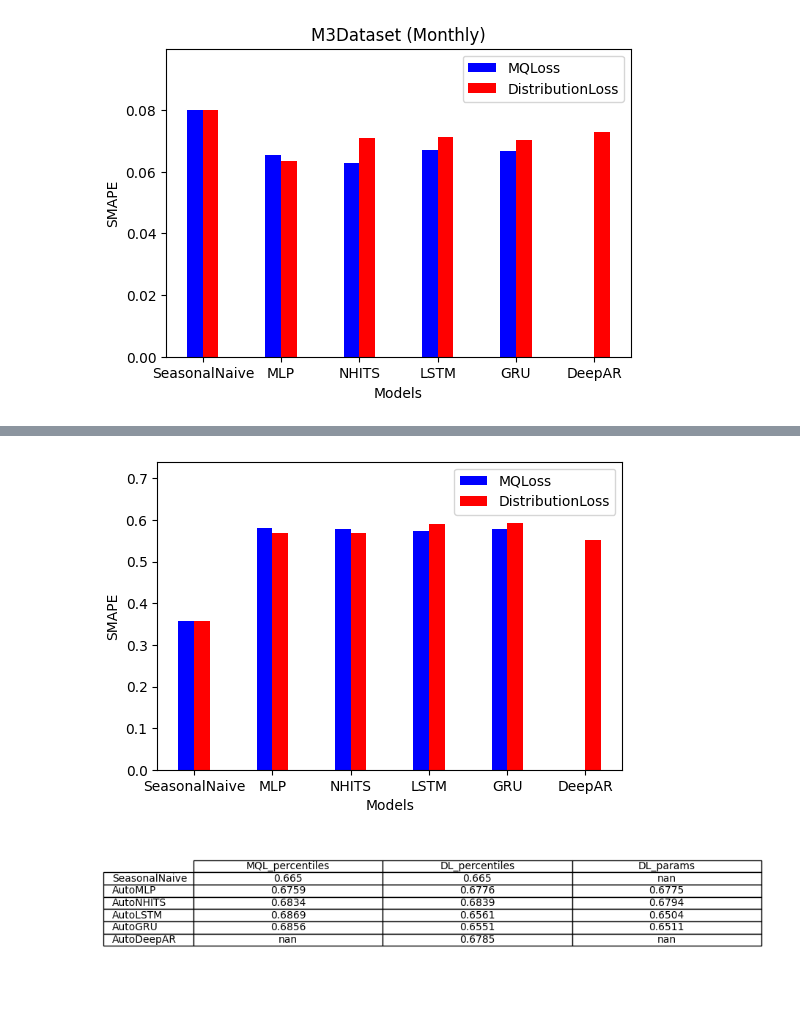
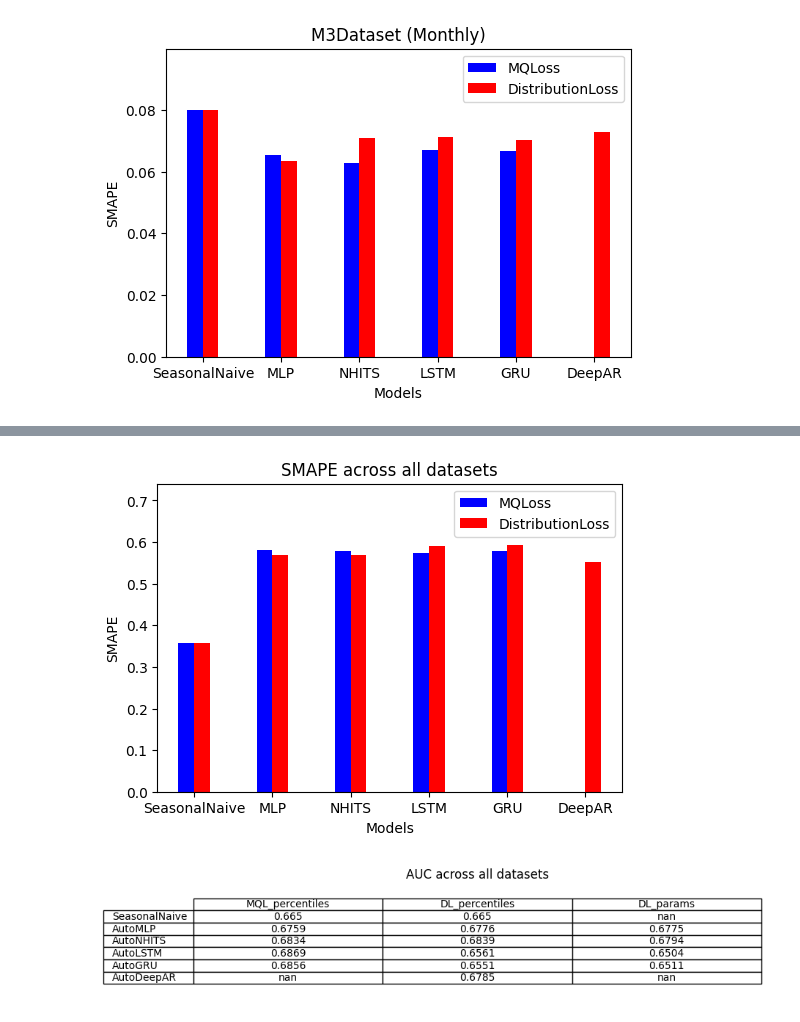
Before and after one commit to ToniCardosooo/TS-Forecast-Exceedance-Probability, a Jupyter notebook: results.ipynb, the cells around one changed output, grey strips where cells are left out. Saved outputs shown, nothing was run; the diff lists cells and outputs as text; code cells hidden in the pictures; blank space fills up the shorter version.

```diff
--- a/results.ipynb
+++ b/results.ipynb
@@ -74,7 +74,7 @@ def plot_auc(dataset_name, group):
     ax.axis('off')
 
     table = ax.table(cellText=auc_df.round(4).values, colLabels=auc_df.columns, rowLabels=auc_df.index, cellLoc='center', loc='center')
-    plt.title(f'{dataset_name} ({group})')
+    plt.title(f'AUC {dataset_name} ({group})')
     plt.savefig(f"plots/auc/auc_{dataset_name}_{group}.png")
 
     return auc_df.values
@@ -90,0 +91,31 @@ array([[0.89377289, 0.89377289,        nan],
+# %%
+def plot_logloss(dataset_name, group):
+
+    if f"{dataset_name}_{group}_MQLoss" not in os.listdir("original_results") or f"{dataset_name}_{group}_DistributionLoss" not in os.listdir("original_results") :
+        return
+
+    MQL_percentiles = pd.read_csv(f"original_results/{dataset_name}_{group}_MQLoss/auc_logloss_percentiles_{dataset_name}_{group}_MQLoss.csv")
+    DL_percentiles = pd.read_csv(f"original_results/{dataset_name}_{group}_DistributionLoss/auc_logloss_percentiles_{dataset_name}_{group}_DistributionLoss.csv")
+    DL_params = pd.read_csv(f"original_results/{dataset_name}_{group}_DistributionLoss/auc_logloss_params_{dataset_name}_{group}_DistributionLoss.csv")
+
+    matrix = {}
+    for df_name, df in [('MQL_percentiles', MQL_percentiles), ("DL_percentiles", DL_percentiles), ("DL_params", DL_params)]:
+        auc_means = {}
+        for model in ['SeasonalNaive', 'AutoMLP', 'AutoNHITS', 'AutoLSTM', 'AutoGRU', 'AutoDeepAR']:
+            auc = df[df['Model_Percentile'].isin([model+'_90', model+'_95', model+'_99'])]['LogLoss'].mean()
+            auc_means[model] = auc
+        matrix[df_name] = auc_means
+
+    auc_df = pd.DataFrame(matrix)
+
+    fig, ax = plt.subplots(figsize=(10, 2))  # Set figure size
+    ax.axis('tight')
+    ax.axis('off')
+
+    table = ax.table(cellText=auc_df.round(4).values, colLabels=auc_df.columns, rowLabels=auc_df.index, cellLoc='center', loc='center')
+    plt.title(f'LogLoss {dataset_name} ({group})')
+    plt.savefig(f"plots/logloss/logloss_{dataset_name}_{group}.png")
+
+    return auc_df.values
+
+plot_logloss("M3Dataset", "Monthly")
@@ -98,6 +137,7 @@ for dataset in [M3Dataset, TourismDataset, GluontsDataset]:
     for group in dataset.frequency_map.keys():
         plot_smape(dataset.DATASET_NAME, group); close()
         plot_auc(dataset.DATASET_NAME, group); close()
+        plot_logloss(dataset.DATASET_NAME, group); close()
 # %%
 smape_global_MQL = pd.DataFrame(columns=['unique_id','SeasonalNaive','MLP','NHITS','LSTM','GRU'])
 smape_global_DL = pd.DataFrame(columns=['unique_id','SeasonalNaive','MLP','NHITS','LSTM','GRU','DeepAR'])
@@ -114,38 +154,36 @@ for dataset in [M3Dataset, TourismDataset, GluontsDataset]:
         smape_global_MQL = pd.concat([smape_global_MQL, smape_MQL], axis=0)
         smape_global_DL = pd.concat([smape_global_DL, smape_DL], axis=0)
 
 
 smape_global_MQL.columns = [col.removeprefix("Auto").removesuffix("-median") for col in smape_global_MQL.columns]
 smape_global_DL.columns = [col.removeprefix("Auto").removesuffix("-median") for col in smape_global_DL.columns]
 
 MQL_means = smape_global_MQL.drop(columns='unique_id').mean()
 DL_means = smape_global_DL.drop(columns='unique_id').mean()
 
-
-#print(MQL_means, DL_means)
-
 y_max = max(MQL_means.max(), DL_means.max())
 
 combined_means = pd.concat([MQL_means, DL_means], axis=1)
 combined_means.columns = ['MQL', 'DL']
 
 fig, ax = plt.subplots(figsize=(6, 4))
 
 bar_width = 0.2
 index = np.arange(len(combined_means))
 
 bar1 = ax.bar(index, combined_means['MQL'], bar_width, label='MQLoss', color='b')
 bar2 = ax.bar(index + bar_width, combined_means['DL'], bar_width, label='DistributionLoss', color='r')
 
 ax.set_xlabel('Models')
 ax.set_ylabel('SMAPE')
 ax.set_ylim(0, 1.25*y_max)
 ax.set_xticks(index + bar_width / 2)
 ax.set_xticklabels(combined_means.index)
 ax.legend(loc='upper right')
-plt.savefig("smape_global_mean.png")
+ax.set_title("SMAPE across all datasets")
+plt.savefig("plots/smape_global_mean.png")
 # %% [output]
-[figure, old version]
+[figure, new version]
 # %%
 auc_global_MQL_percentiles = pd.DataFrame(columns=['Model_Percentile','AUC','LogLoss'])
 auc_global_DL_percentiles = pd.DataFrame(columns=['Model_Percentile','AUC','LogLoss'])
@@ -174,8 +212,9 @@ auc_df = pd.DataFrame(matrix)
 fig, ax = plt.subplots(figsize=(10, 2))  # Set figure size
 ax.axis('tight')
 ax.axis('off')
+ax.set_title("AUC across all datasets")
 
 table = ax.table(cellText=auc_df.round(4).values, colLabels=auc_df.columns, rowLabels=auc_df.index, cellLoc='center', loc='center')
-plt.savefig("auc_global_mean.png")
+plt.savefig("plots/auc_global_mean.png")
 # %% [output]
-[figure, old version]
+[figure, new version]
```
Also changed, not shown: parts of 3 cells of this notebook, 25 other files.
